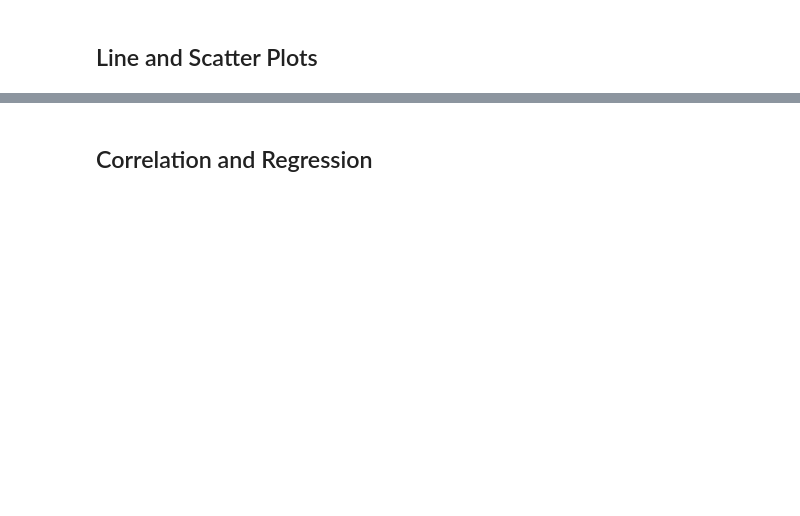
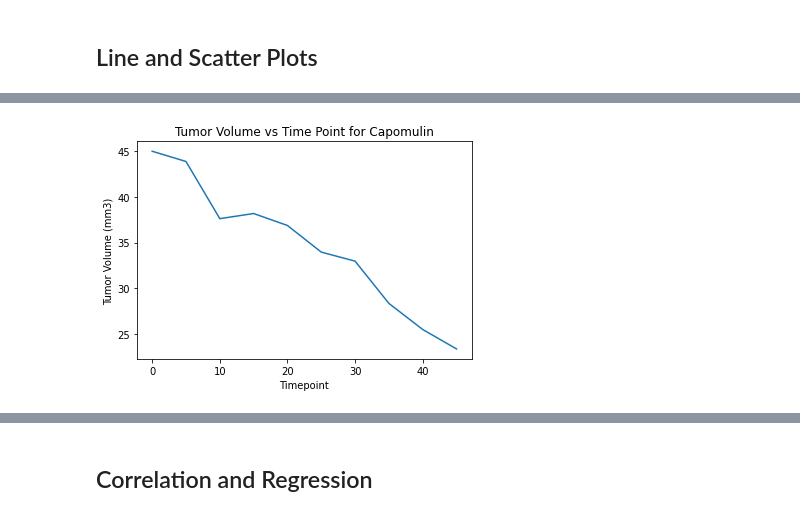
Before and after one commit to jmahon22/matplotlib_challenge, a Jupyter notebook: Instructions/Pymaceuticals/pymaceuticals_starter.ipynb, the cells around one changed output, grey strips where cells are left out. Drawn from its saved outputs; the diff is of its cells as text; code cells hidden in the pictures; blank space fills up the shorter version.

```diff
--- a/Instructions/Pymaceuticals/pymaceuticals_starter.ipynb
+++ b/Instructions/Pymaceuticals/pymaceuticals_starter.ipynb
@@ -239,3 +276,6 @@ Values above 87.66645829999999 for Ceftamin could be outliers
 ## Line and Scatter Plots
 # %%
 # Generate a line plot of tumor volume vs. time point for a mouse treated with Capomulin
+capomulin_df = clean_df.loc[clean_df["Drug Regimen"] == "Capomulin"]
+mouse_id = capomulin_df.loc[capomulin_df["Mouse ID"]== "s185"]
+mouse_id
@@ -241,0 +294,18 @@ Values above 87.66645829999999 for Ceftamin could be outliers
+# %%
+#line_plot_df = capomulin_merged.loc[capomulin_merged["Tumor Volume (mm3)"].values()]
+
+x_axis = mouse_id["Timepoint"]
+y_axis = mouse_id["Tumor Volume (mm3)"]
+plt.plot(x_axis, y_axis)
+
+
+plt.title("Tumor Volume vs Time Point for Capomulin")
+plt.xlabel("Timepoint")
+plt.ylabel("Tumor Volume (mm3)")
+
+#set x & y limits
+#plt.xlim(0, 50)
+#plt.ylim(40, 60)
+plt.show()
+# %% [output]
+[figure, added]
```
Also changed, not shown: parts of 7 cells of this notebook.
